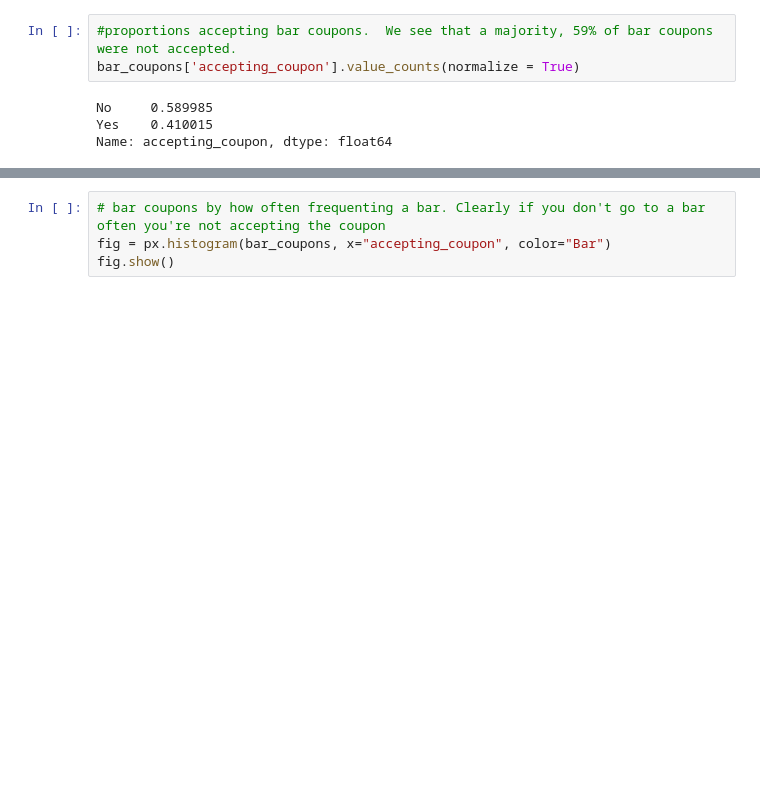
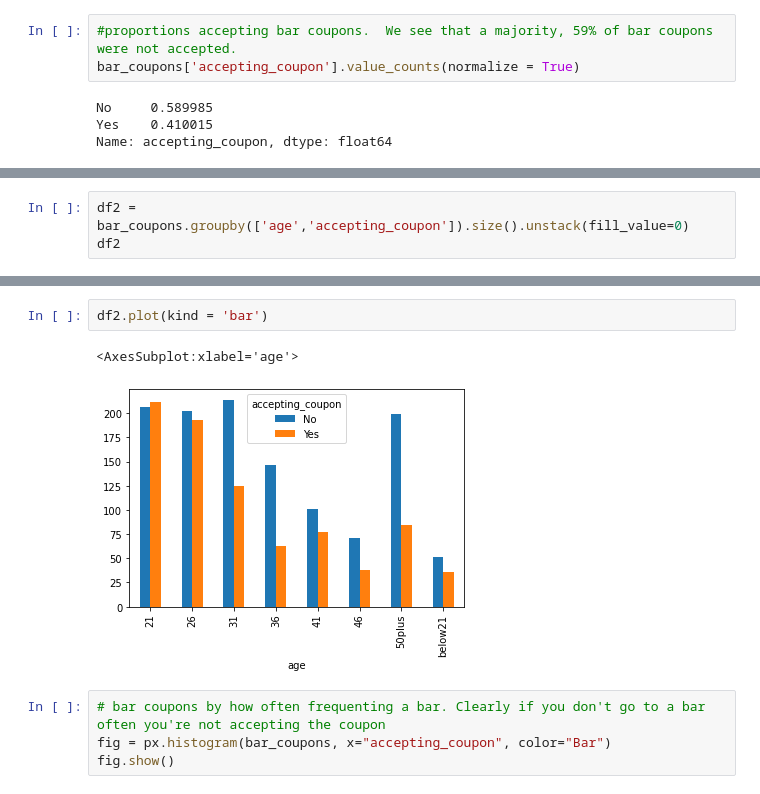
Before and after one commit to coachtech/BE_MLAI_LSTERN, a Jupyter notebook: Prompt_5_Leo_Stern.ipynb, the cells around one changed output, grey strips where cells are left out. Saved outputs shown, nothing was run; the diff lists cells and outputs as text; blank space fills up the shorter version.

```diff
--- a/Prompt_5_Leo_Stern.ipynb
+++ b/Prompt_5_Leo_Stern.ipynb
@@ -342,3 +347,6 @@ fig = px.histogram(bar_coupons, x="accepting_coupon", color="age")
 fig.show()
 # %% [output]
 [interactive output not drawn]
+# %%
+df2 = bar_coupons.groupby(['age','accepting_coupon']).size().unstack(fill_value=0)
+df2
@@ -345,3 +364,8 @@ fig.show()
+# %%
+df2.plot(kind = 'bar')
+# %% [output]
+<AxesSubplot:xlabel='age'>
+[figure, added]
 # %%
 # bar coupons by how often frequenting a bar. Clearly if you don't go to a bar often you're not accepting the coupon
 fig = px.histogram(bar_coupons, x="accepting_coupon", color="Bar")
```
Also changed, not shown: parts of 27 cells of this notebook.
